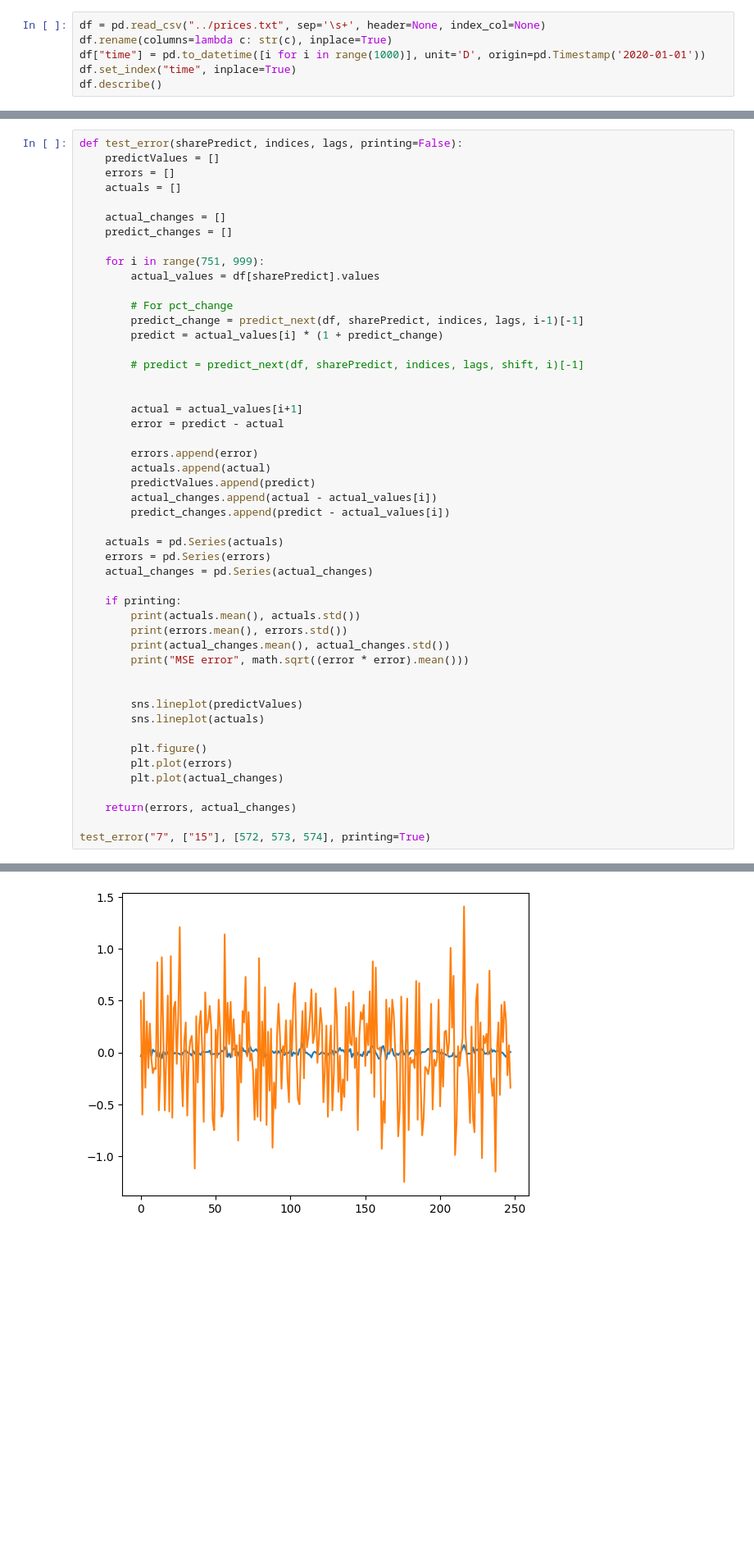
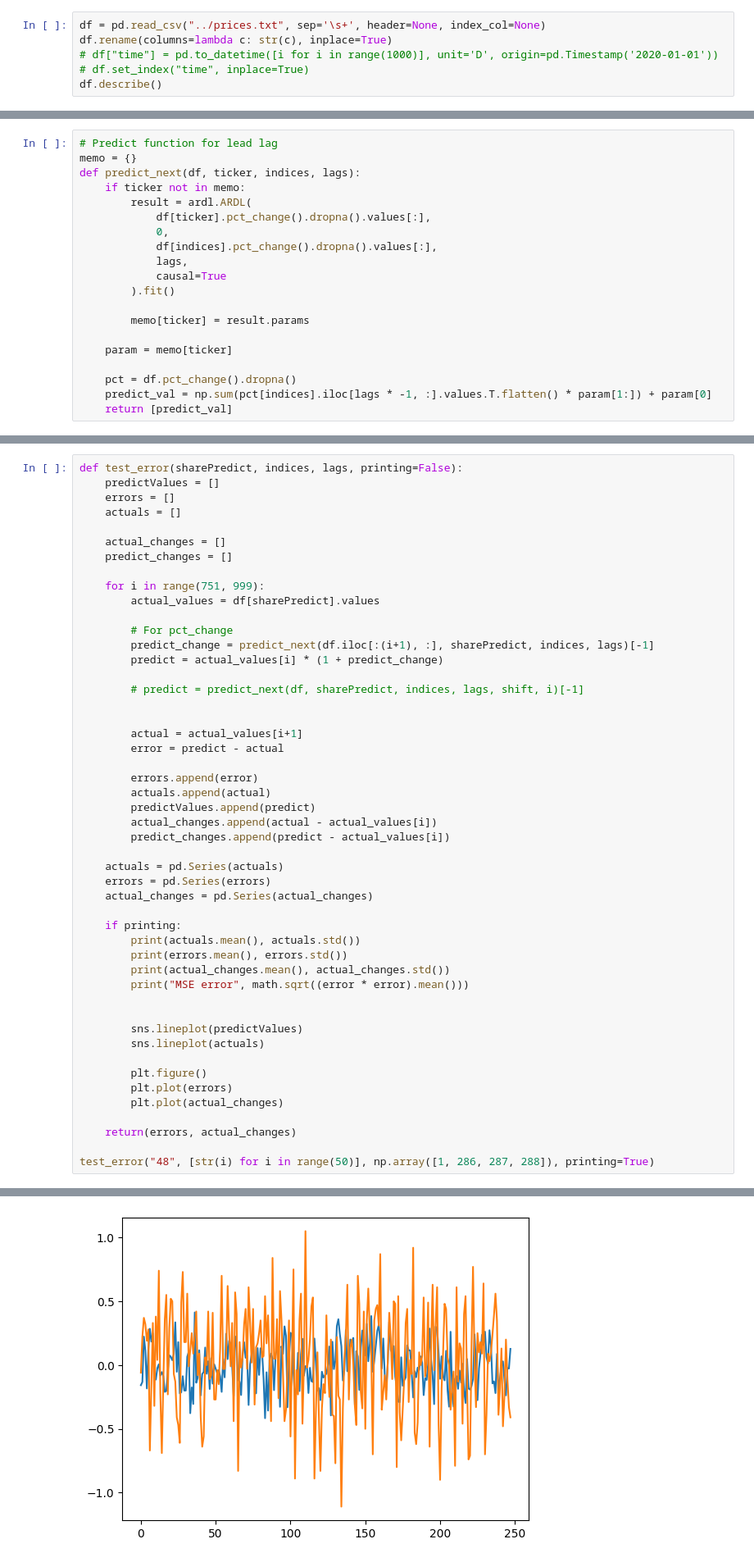
Before and after one commit to Troppydash/algothon, a Jupyter notebook: da/khang_leadlag.ipynb, the cells around one changed output, grey strips where cells are left out. Shown at 82% size. Cells and saved outputs as stored; diff of their text form; blank space fills up the shorter version.

Commit message:
Test removal

```diff
--- a/da/khang_leadlag.ipynb
+++ b/da/khang_leadlag.ipynb
@@ -13,8 +13,8 @@ import lead_lag as ll
 # %%
 df = pd.read_csv("../prices.txt", sep='\s+', header=None, index_col=None)
 df.rename(columns=lambda c: str(c), inplace=True)
-df["time"] = pd.to_datetime([i for i in range(1000)], unit='D', origin=pd.Timestamp('2020-01-01'))
-df.set_index("time", inplace=True)
+# df["time"] = pd.to_datetime([i for i in range(1000)], unit='D', origin=pd.Timestamp('2020-01-01'))
+# df.set_index("time", inplace=True)
 df.describe()
 # %% [output]
 |  | 0 | 1 | 2 | 3 | 4 | 5 | 6 | 7 | 8 | 9 | ... | ... |
@@ -164,3 +138,23 @@ def predict_next(df, ticker, indices, lags, currentPoint):
+# %%
+# Predict function for lead lag
+memo = {}
+def predict_next(df, ticker, indices, lags):
+    if ticker not in memo:
+        result = ardl.ARDL(
+            df[ticker].pct_change().dropna().values[:],
+            0,
+            df[indices].pct_change().dropna().values[:],
+            lags,
+            causal=True
+        ).fit()
+
+        memo[ticker] = result.params
+
+    param = memo[ticker]
+
+    pct = df.pct_change().dropna()
+    predict_val = np.sum(pct[indices].iloc[lags * -1, :].values.T.flatten() * param[1:]) + param[0]
+    return [predict_val]
 # %%
 # # Predict function for lead lag with moving average
 # def predict_next_mvg(df, ticker, indices, lags, shift, currentPoint):
@@ -198,7 +192,7 @@ def test_error(sharePredict, indices, lags, printing=False):
         actual_values = df[sharePredict].values
 
         # For pct_change
-        predict_change = predict_next(df, sharePredict, indices, lags, i-1)[-1]
+        predict_change = predict_next(df.iloc[:(i+1), :], sharePredict, indices, lags)[-1]
         predict = actual_values[i] * (1 + predict_change)
 
         # predict = predict_next(df, sharePredict, indices, lags, shift, i)[-1]
@@ -233,5 +227,5 @@ def test_error(sharePredict, indices, lags, printing=False):
 
     return(errors, actual_changes)
 
-test_error("7", ["15"], [572, 573, 574], printing=True)
+test_error("48", [str(i) for i in range(50)], np.array([1, 286, 287, 288]), printing=True)
 # %% [output]
@@ -260,4 +254,4 @@ MSE error 0.004544169098764428
-[figure, old version]
+[figure, new version]
 # %%
 # Terry: Method to dig out the shift
 
```
Also changed, not shown: parts of 11 cells of this notebook, 3 other files.
